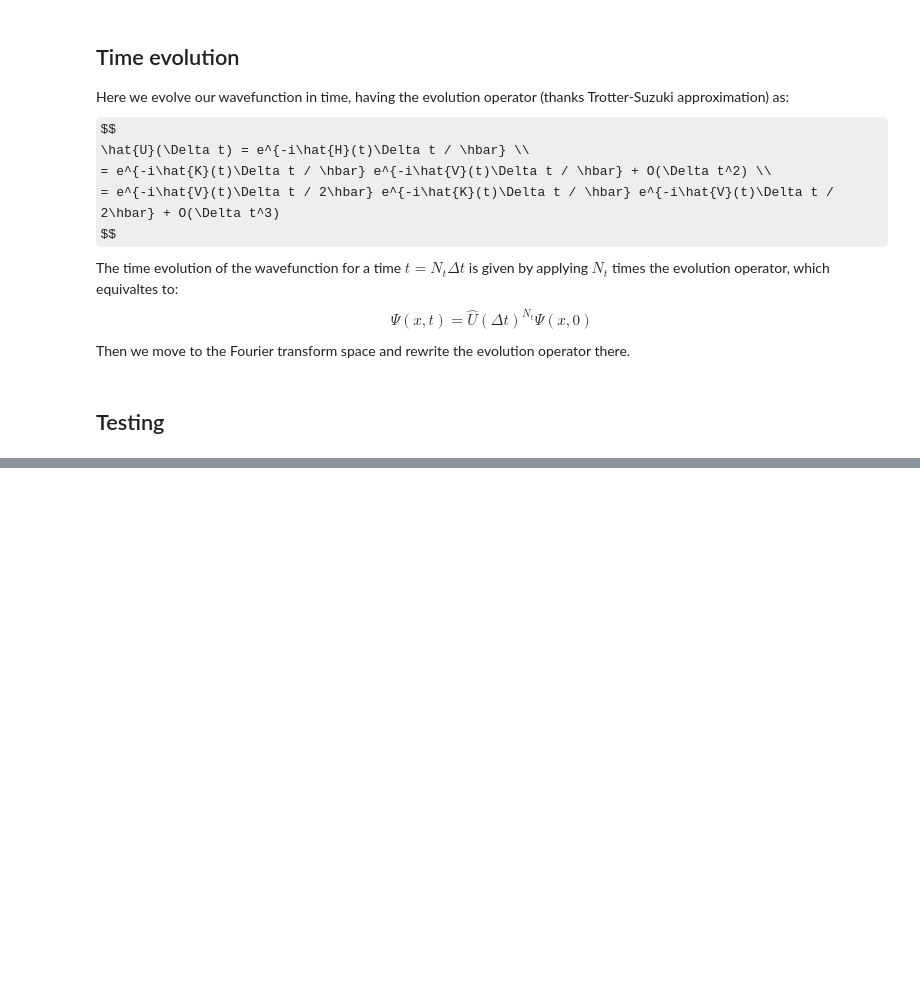
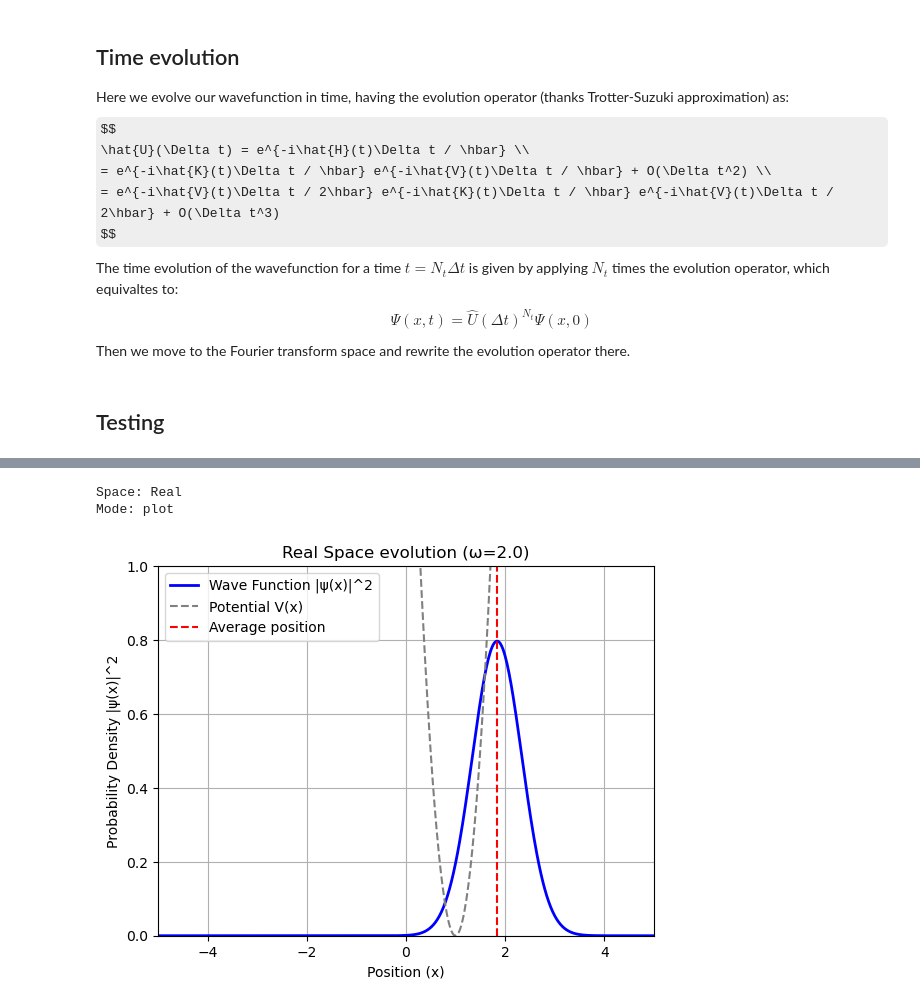
Before and after one commit to pietromalagoli/QIC, a Jupyter notebook: hw/hw5/hw5_MALAGOLI.ipynb, the cells around one changed output, grey strips where cells are left out. Saved outputs shown, nothing was run; the diff lists cells and outputs as text; code cells hidden in the pictures; some formulas as TeX source; blank space fills up the shorter version.

```diff
--- a/hw/hw5/hw5_MALAGOLI.ipynb
+++ b/hw/hw5/hw5_MALAGOLI.ipynb
@@ -382,0 +351,63 @@ KeyboardInterrupt:
+# %%
+# Define if we are in real or imaginary space
+#par.im_time = False
+#space_str = 'Imaginary' if par.im_time else 'Real'
+print('Space:', space_str)
+
+# Generate the data
+density, potential, avg_position = time_evolution(par, opr)
+
+
+# Set up the figure and axis for the animation
+step_interval = max(par.Nt // 500, 1)  # Ensure at least 200 frames, adjust as needed
+selected_frames = range(0, par.Nt, step_interval)
+
+fig, ax = plt.subplots()
+ax.set_xlim(-par.xmax, par.xmax)
+ax.set_ylim(0, 1)
+ax.set_xlabel("Position (x)")
+ax.set_ylabel("Probability Density |ψ(x)|^2")
+ax.set_title(f'{space_str} Space evolution (ω={par.omega})')
+
+# Plot the potential and prepare the line for the wave function
+line_density, = ax.plot([], [], lw=2, label="Wave Function |ψ(x)|^2", color='blue')
+line_pot, = ax.plot([], [], label="Potential V(x)", color='gray', linestyle='--')
+line_avg, = ax.plot([], [], label="Average position", color='red', linestyle='--')
+ax.legend()
+ax.grid()
+
+# Initialization function for the animation
+def init_line():
+    line_density.set_data([], [])
+    line_pot.set_data([], [])
+    line_avg.set_data([], [])
+
+    return line_density, line_pot, line_avg
+
+# Animation function that updates the plot at each frame
+def animate(i):
+    x = par.x
+    y_density = density[i, :par.Nx]
+    y_pot = potential[i, :]
+    x_avg = avg_position[i,0]
+
+    line_density.set_data(x, y_density)
+    line_pot.set_data(x, y_pot)
+    line_avg.set_data(x_avg, [0, 1.5])
+
+    return line_density, line_pot, line_avg
+
+# Create the animation
+anim = animation.FuncAnimation(
+    fig, animate, init_func=init_line, frames=selected_frames, interval=40, blit=True
+)
+
+# Save the animation as a GIF
+writer = animation.PillowWriter(fps=10, metadata=dict(artist='Me'), bitrate=1800)
+anim.save(f'{space_str}_space.gif', writer=writer)
+
+plt.show()
+# %% [output]
+Space: Real
+Mode: plot
+[figure, added]
```
Also changed, not shown: parts of 5 cells of this notebook, 2 other files.
